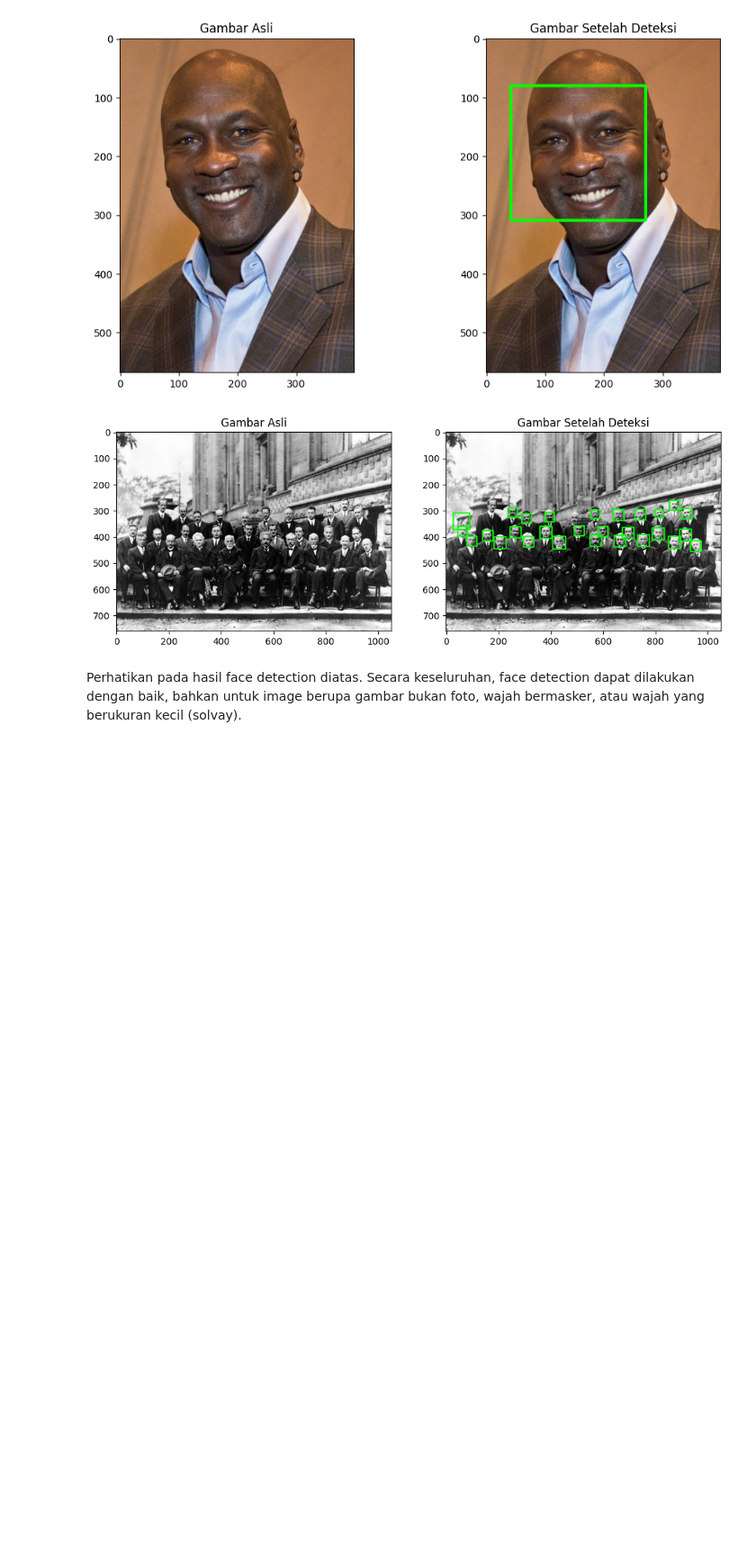
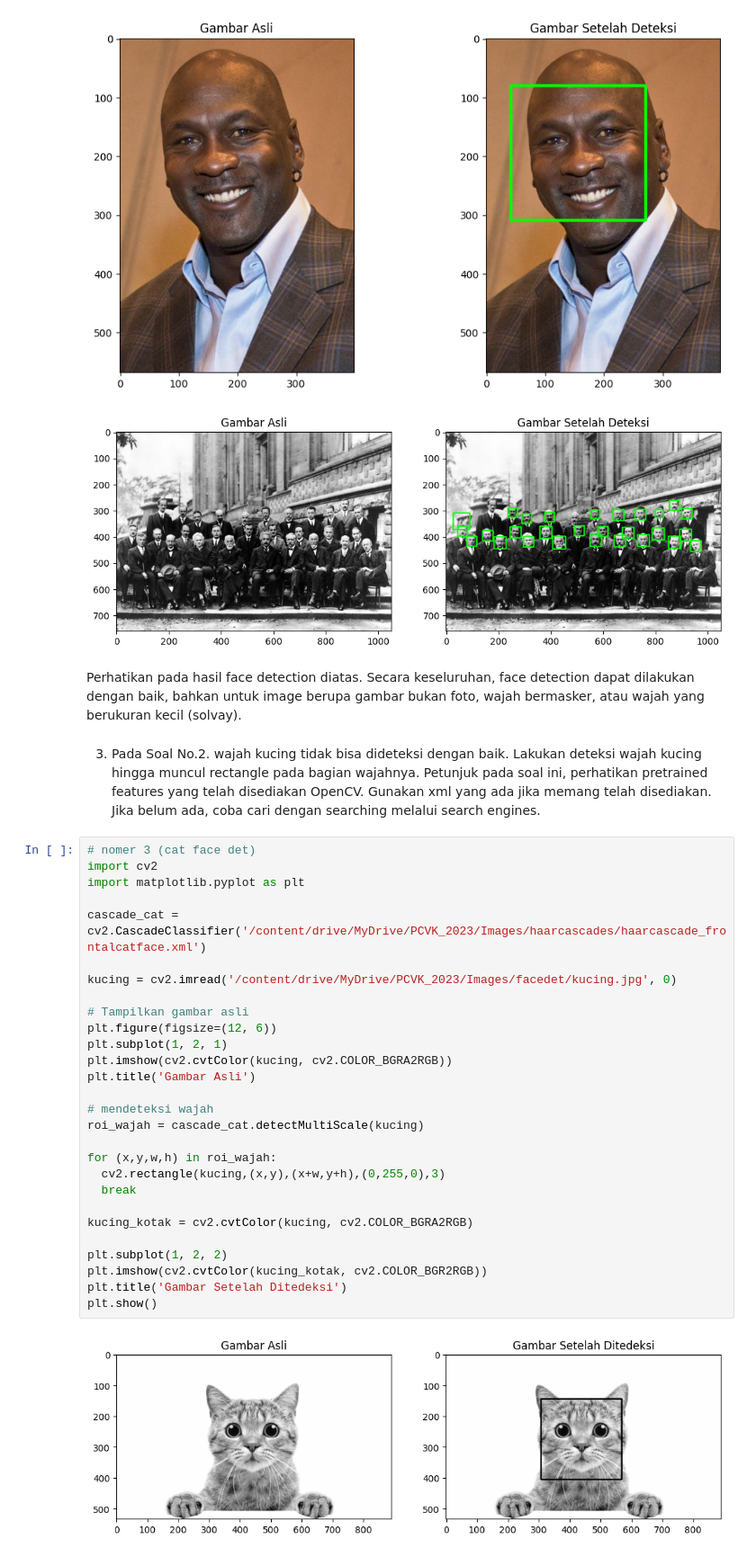
Before and after one commit to Iemaduddin/PCVK_Ganjil_2023, a Jupyter notebook: Week12.ipynb, the cells around one changed output. Shown at 90% size. Saved outputs shown, nothing was run; the diff lists cells and outputs as text; blank space fills up the shorter version.

```diff
--- a/Week12.ipynb
+++ b/Week12.ipynb
@@ -86,3 +86,39 @@ display_image_with_faces('/content/drive/MyDrive/PCVK_2023/Images/facedet/solvay
 Perhatikan pada hasil face detection diatas. Secara keseluruhan, face detection
 dapat dilakukan dengan baik, bahkan untuk image berupa gambar bukan foto, wajah
 bermasker, atau wajah yang berukuran kecil (solvay).
+# %% [markdown]
+3. Pada Soal No.2. wajah kucing tidak bisa dideteksi dengan baik. Lakukan deteksi wajah
+kucing hingga muncul rectangle pada bagian wajahnya. Petunjuk pada soal ini,
+perhatikan pretrained features yang telah disediakan OpenCV. Gunakan xml yang ada
+jika memang telah disediakan. Jika belum ada, coba cari dengan searching melalui
+search engines.
+# %%
+# nomer 3 (cat face det)
+import cv2
+import matplotlib.pyplot as plt
+
+cascade_cat = cv2.CascadeClassifier('/content/drive/MyDrive/PCVK_2023/Images/haarcascades/haarcascade_frontalcatface.xml')
+
+kucing = cv2.imread('/content/drive/MyDrive/PCVK_2023/Images/facedet/kucing.jpg', 0)
+
+# Tampilkan gambar asli
+plt.figure(figsize=(12, 6))
+plt.subplot(1, 2, 1)
+plt.imshow(cv2.cvtColor(kucing, cv2.COLOR_BGRA2RGB))
+plt.title('Gambar Asli')
+
+# mendeteksi wajah
+roi_wajah = cascade_cat.detectMultiScale(kucing)
+
+for (x,y,w,h) in roi_wajah:
+  cv2.rectangle(kucing,(x,y),(x+w,y+h),(0,255,0),3)
+  break
+
+kucing_kotak = cv2.cvtColor(kucing, cv2.COLOR_BGRA2RGB)
+
+plt.subplot(1, 2, 2)
+plt.imshow(cv2.cvtColor(kucing_kotak, cv2.COLOR_BGR2RGB))
+plt.title('Gambar Setelah Ditedeksi')
+plt.show()
+# %% [output]
+[figure, added]
```
Also changed, not shown: parts of 6 cells of this notebook.
